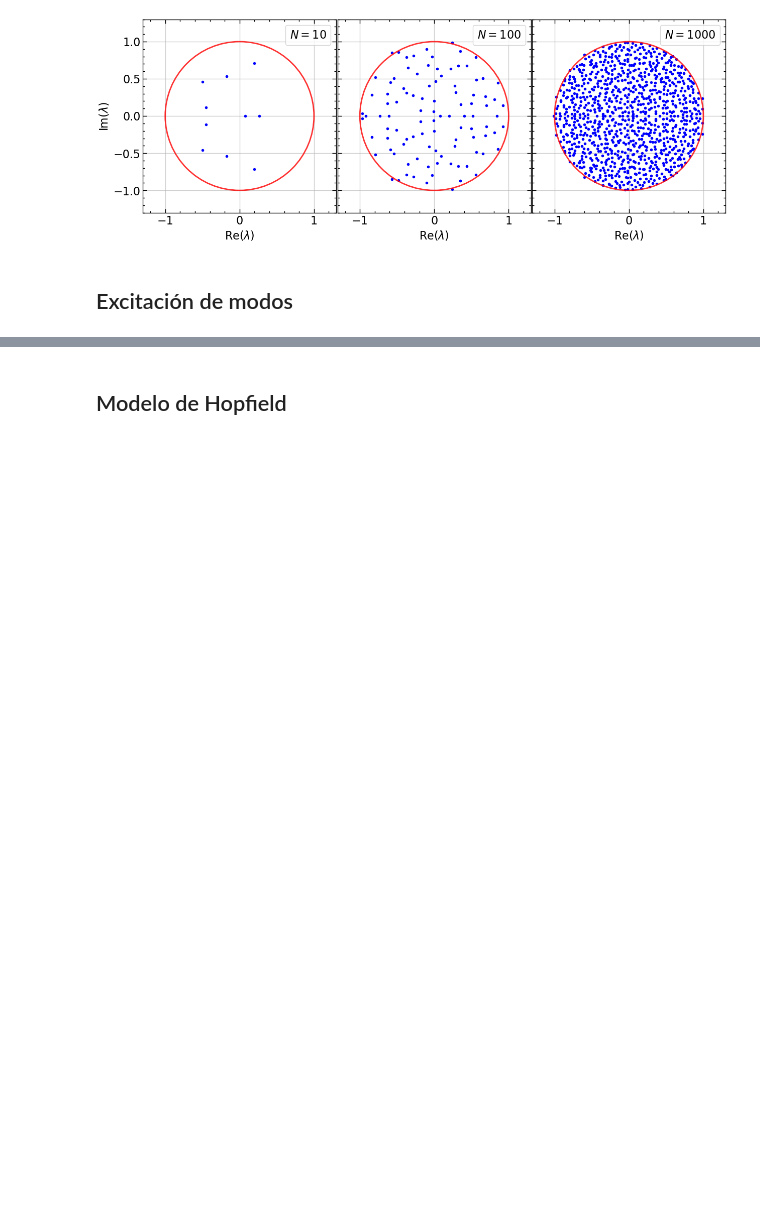
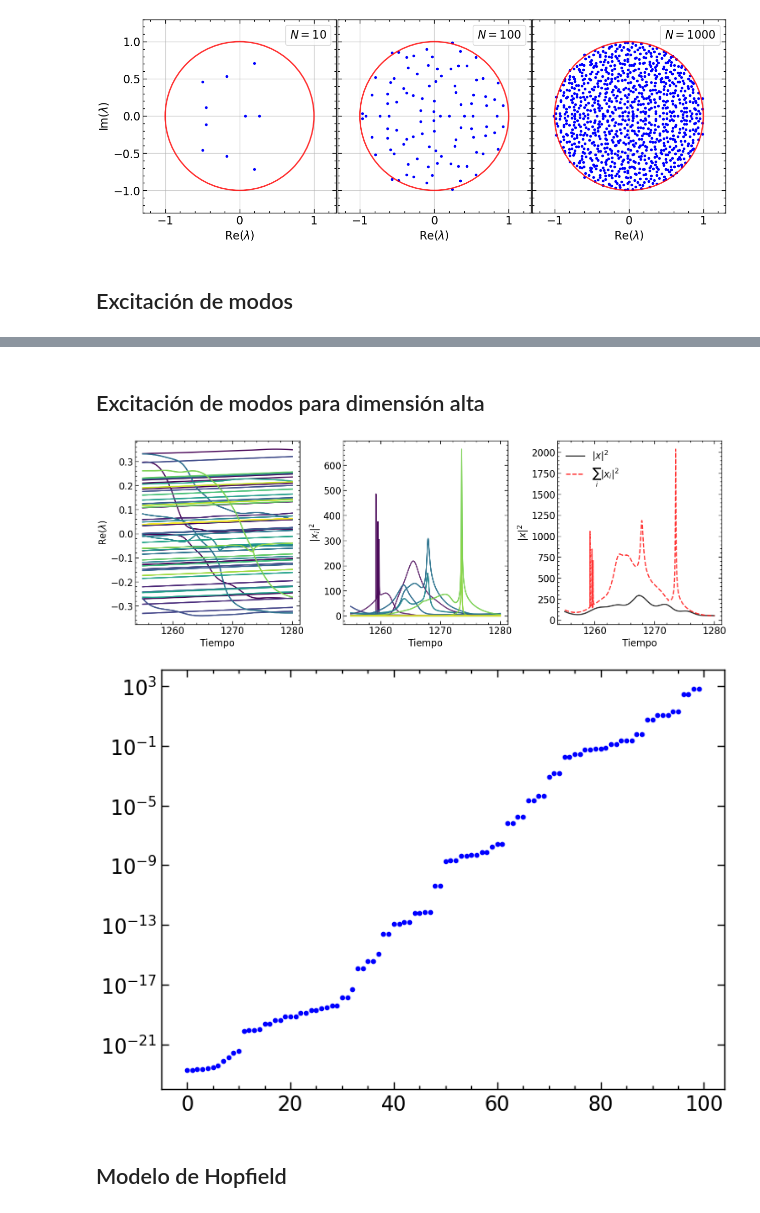
Before and after one commit to OlmoGH/Edge-of-chaos, a Jupyter notebook: Autovalores_de_matrices/LaTex/figuras.ipynb, the cells around one changed output, grey strips where cells are left out. Drawn from its saved outputs; the diff is of its cells as text; code cells hidden in the pictures; blank space fills up the shorter version.

```diff
--- a/Autovalores_de_matrices/LaTex/figuras.ipynb
+++ b/Autovalores_de_matrices/LaTex/figuras.ipynb
@@ -407,3 +451,83 @@ plt.show()
+# %% [markdown]
+## Excitación de modos para dimensión alta
+# %%
+%matplotlib widget
+
+import numpy as np
+import matplotlib.pyplot as plt
+import matplotlib.colors as mcolors
+import matplotlib.cm as cm
+
+dim = 100
+rng_W = np.random.default_rng(42)
+rng_X = np.random.default_rng(42)
+time = 1280
+alpha = 0.001
+t_eval = np.linspace(1255, time, 2000)
+
+W_0 = rng_W.standard_normal((dim, dim)) / np.sqrt(dim)
+X_0= rng_X.standard_normal(dim)
+
+y_0 = np.concatenate([X_0, W_0.flatten()])
+solution = solve_ivp(ODE_system, [0, time], y0=y_0, args=[dim, alpha], t_eval=t_eval, method='DOP853')
+
+X = solution.y[:dim, :].transpose()
+W = solution.y[dim:, :].reshape((dim, dim, -1)).transpose(2, 0, 1)
+
+X_norm = np.linalg.norm(X, axis=1)**2
+
+eigenvalues, eigenvectors = np.linalg.eig(W)
+
+tracked_evals, r_tracked_evecs = track_eigen_inertia(eigenvalues, eigenvectors)
+
+l_tracked_evecs = np.linalg.inv(r_tracked_evecs)
+
+projections = np.einsum('tij,tj->ti', l_tracked_evecs, X)
+
+projection_norm = np.linalg.norm(projections, axis=1)**2
+
+cross_terms = X_norm - projection_norm
+
+plt.style.use(['science', 'notebook'])
+plt.close()
+fig, ax = plt.subplots(ncols=3, figsize=(15, 5), sharex=True, layout="constrained")
+
+# Coloreamos los autovalores por su parte imaginaria
+
+abs_imag_part = np.abs(np.mean(tracked_evals.imag, axis=0))
+cmap = plt.get_cmap('viridis')
+norm = mcolors.Normalize(vmin=abs_imag_part.min(), vmax=abs_imag_part.max())
+colores = cmap(norm(abs_imag_part))
+
+for i in range(dim):
+    ax[0].plot(t_eval, tracked_evals[:, i].real, color=colores[i])
+ax[0].set_xlabel("Tiempo")
+ax[0].set_ylabel(r"Re$(\lambda)$")
+
+for i in range(dim):
+    ax[1].plot(t_eval, np.abs(projections[:,i])**2, alpha=0.8, color=colores[i])
+ax[1].set_xlabel("Tiempo")
+ax[1].set_ylabel(r"$|x_i|^2$")
+
+ax[2].set_xlabel("Tiempo")
+ax[2].plot(t_eval, X_norm, c='k', label=r"$|x|^2$", alpha=0.8)
+ax[2].plot(t_eval, projection_norm, c='r', ls='--', label=r"$\sum_i|x_i|^2$", alpha=0.8)
+ax[2].set_ylabel(r"$|x|^2$")
+
+# sm = cm.ScalarMappable(norm=norm, cmap=cmap)
+# sm.set_array([])
+# cbar = fig.colorbar(sm, ax=ax.tolist(), label="Parte imaginaria")
+plt.legend(loc='upper left')
+
+plt.savefig("Figures/Picos_acoplados.pdf")
+plt.show()
+
+plt.close()
+plt.semilogy(np.sort(np.abs(projections[1482])**2), 'b.')
+plt.show()
+# %% [output]
+[figure, added]
+[figure, added]
 # %% [markdown]
 ## Modelo de Hopfield
 # %%
```
Also changed, not shown: parts of 28 cells of this notebook, 12 other files.
